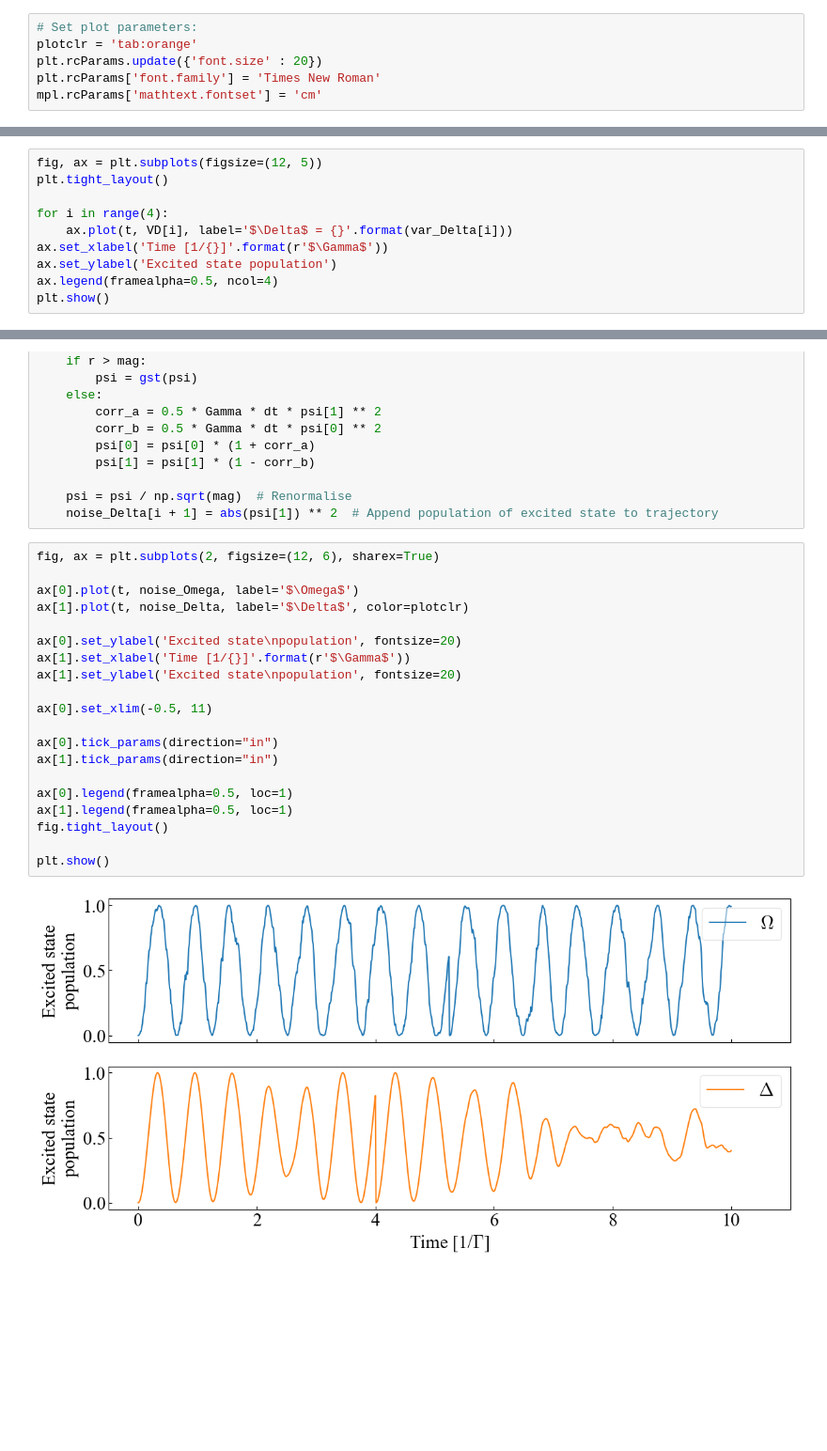
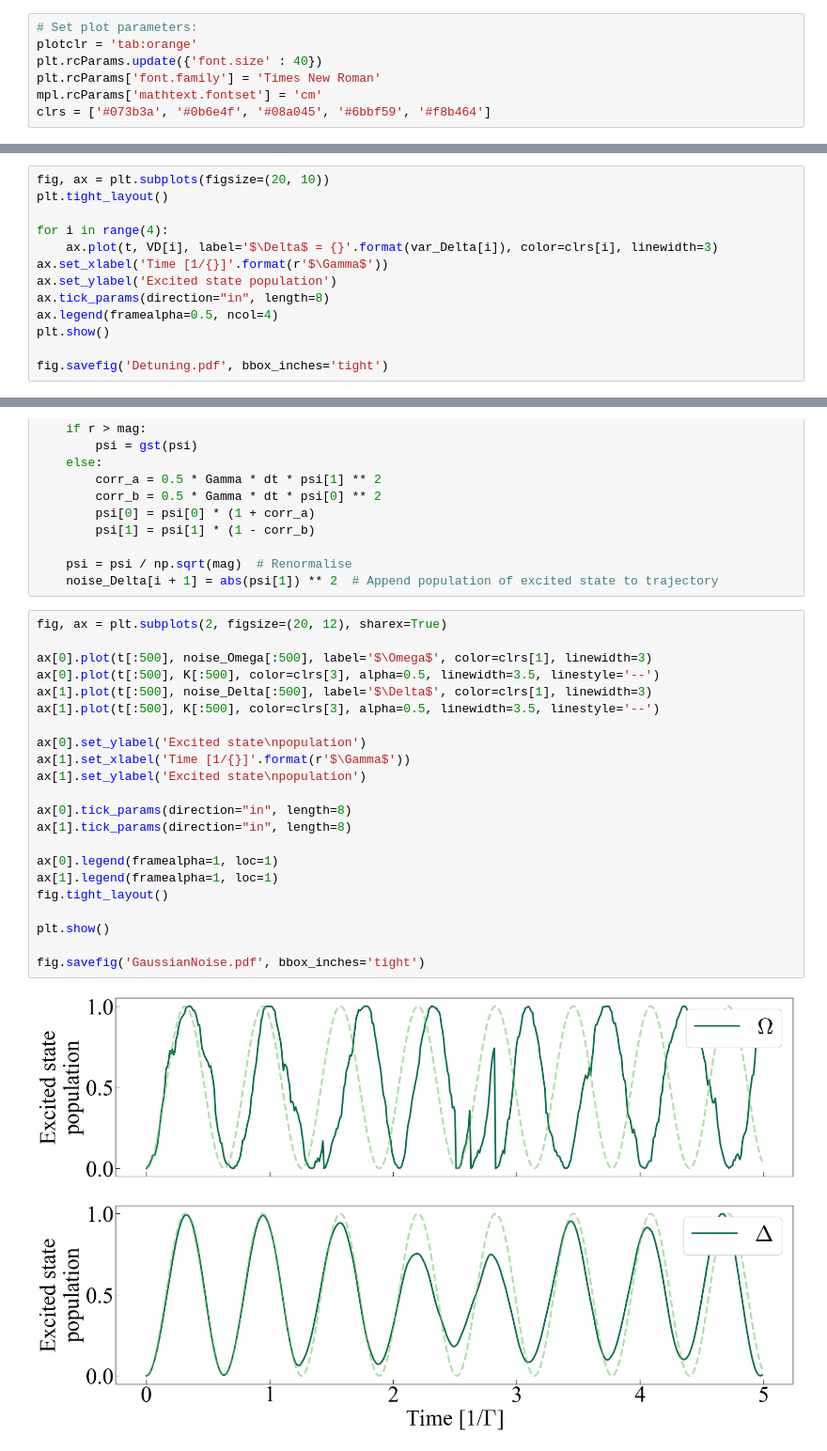
Before and after one commit to simonadubs/Computing-Project, a Jupyter notebook: Untitled.ipynb, the cells around one changed output, grey strips where cells are left out. Shown at 94% size. Cells and saved outputs as stored; diff of their text form; blank space fills up the shorter version.

```diff
--- a/Untitled.ipynb
+++ b/Untitled.ipynb
@@ -10,9 +10,10 @@ import matplotlib.pyplot as plt
 # %%
 # Set plot parameters:
 plotclr = 'tab:orange'
-plt.rcParams.update({'font.size' : 20})
+plt.rcParams.update({'font.size' : 40})
 plt.rcParams['font.family'] = 'Times New Roman'
 mpl.rcParams['mathtext.fontset'] = 'cm'
+clrs = ['#073b3a', '#0b6e4f', '#08a045', '#6bbf59', '#f8b464']
 # %%
 ## Parameters:
 
@@ -223,13 +228,16 @@ for h in range(4):
 
     VD[h] = var_Delta_arr.mean(axis=0)
 # %%
-fig, ax = plt.subplots(figsize=(12, 5))
+fig, ax = plt.subplots(figsize=(20, 10))
 plt.tight_layout()
 
 for i in range(4):
-    ax.plot(t, VD[i], label='$\Delta$ = {}'.format(var_Delta[i]))
+    ax.plot(t, VD[i], label='$\Delta$ = {}'.format(var_Delta[i]), color=clrs[i], linewidth=3)
 ax.set_xlabel('Time [1/{}]'.format(r'$\Gamma$'))
 ax.set_ylabel('Excited state population')
+ax.tick_params(direction="in", length=8)
 ax.legend(framealpha=0.5, ncol=4)
 plt.show()
+
+fig.savefig('Detuning.pdf', bbox_inches='tight')
 # %% [output]
@@ -291,24 +299,26 @@ for i in range(n):
     psi = psi / np.sqrt(mag)  # Renormalise
     noise_Delta[i + 1] = abs(psi[1]) ** 2  # Append population of excited state to trajectory
 # %%
-fig, ax = plt.subplots(2, figsize=(12, 6), sharex=True)
+fig, ax = plt.subplots(2, figsize=(20, 12), sharex=True)
 
-ax[0].plot(t, noise_Omega, label='$\Omega$')
-ax[1].plot(t, noise_Delta, label='$\Delta$', color=plotclr)
+ax[0].plot(t[:500], noise_Omega[:500], label='$\Omega$', color=clrs[1], linewidth=3)
+ax[0].plot(t[:500], K[:500], color=clrs[3], alpha=0.5, linewidth=3.5, linestyle='--')
+ax[1].plot(t[:500], noise_Delta[:500], label='$\Delta$', color=clrs[1], linewidth=3)
+ax[1].plot(t[:500], K[:500], color=clrs[3], alpha=0.5, linewidth=3.5, linestyle='--')
 
-ax[0].set_ylabel('Excited state\npopulation', fontsize=20)
+ax[0].set_ylabel('Excited state\npopulation')
 ax[1].set_xlabel('Time [1/{}]'.format(r'$\Gamma$'))
-ax[1].set_ylabel('Excited state\npopulation', fontsize=20)
+ax[1].set_ylabel('Excited state\npopulation')
 
-ax[0].set_xlim(-0.5, 11)
+ax[0].tick_params(direction="in", length=8)
+ax[1].tick_params(direction="in", length=8)
 
-ax[0].tick_params(direction="in")
-ax[1].tick_params(direction="in")
-
-ax[0].legend(framealpha=0.5, loc=1)
-ax[1].legend(framealpha=0.5, loc=1)
+ax[0].legend(framealpha=1, loc=1)
+ax[1].legend(framealpha=1, loc=1)
 fig.tight_layout()
 
 plt.show()
+
+fig.savefig('GaussianNoise.pdf', bbox_inches='tight')
 # %% [output]
-[figure, old version]
+[figure, new version]
```
Also changed, not shown: parts of 5 cells of this notebook.
